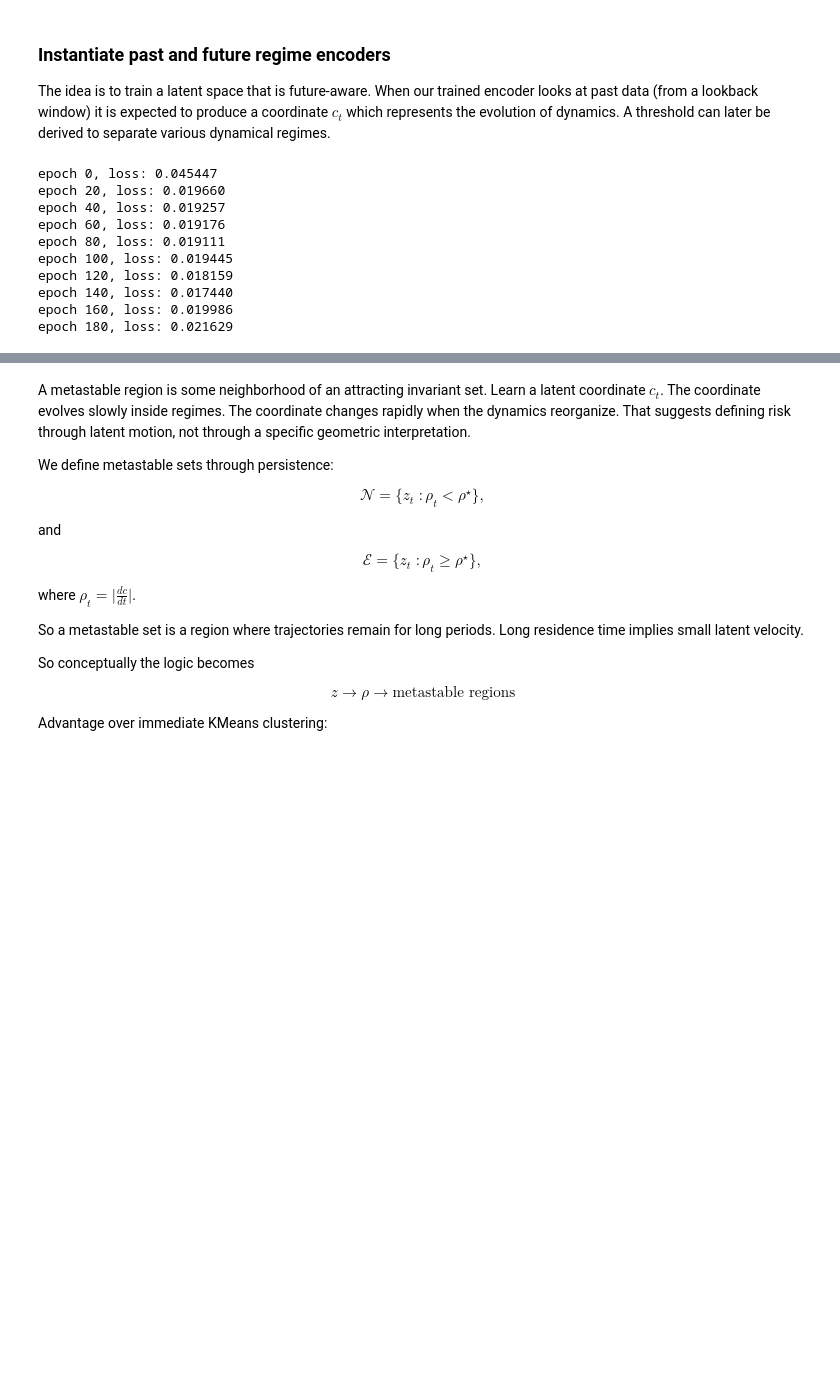
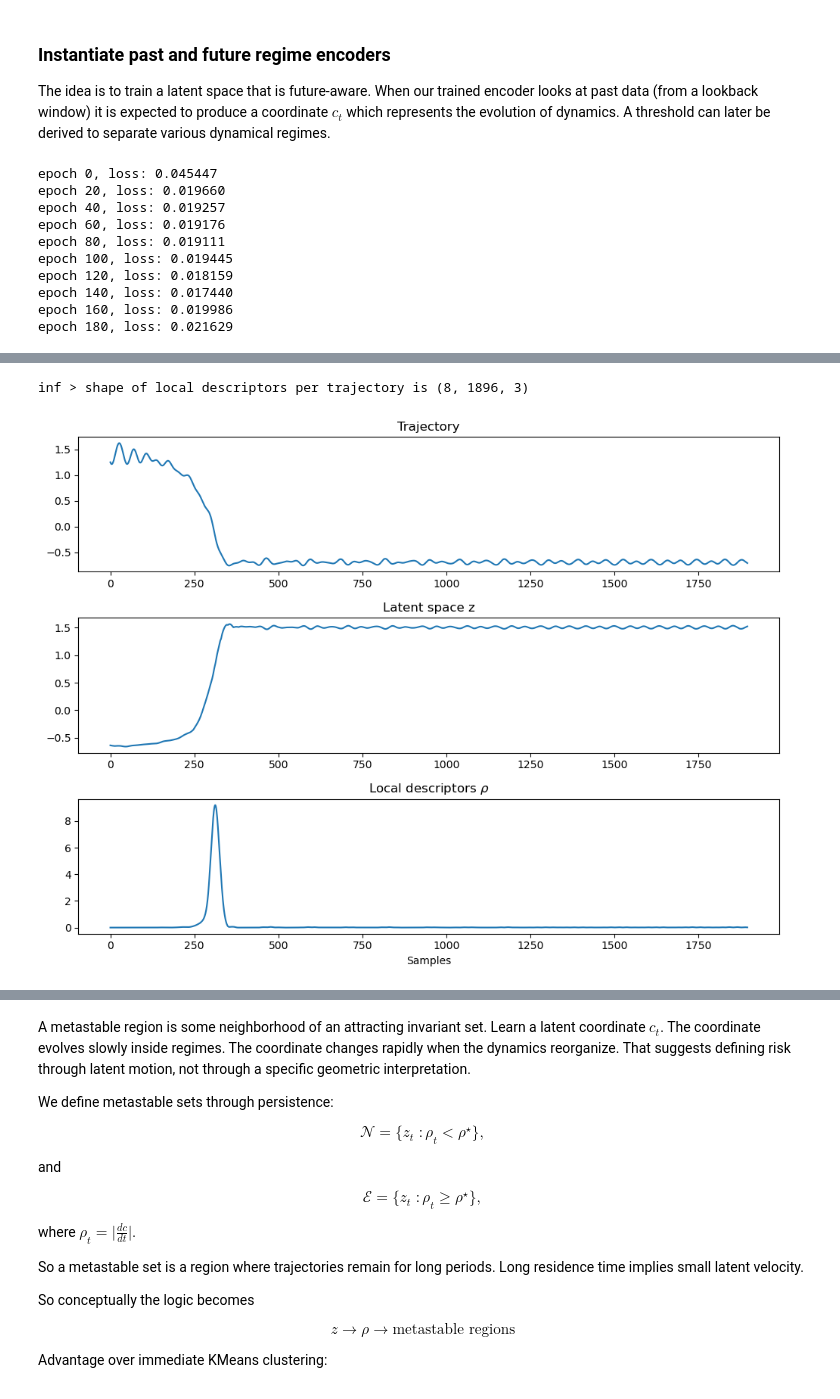
Before and after one commit to maalberg/kind, a Jupyter notebook: examples/regimes/cavity_fold/02_regime_discover.ipynb, the cells around one changed output, grey strips where cells are left out. Drawn from its saved outputs; the diff is of its cells as text; code cells hidden in the pictures; blank space fills up the shorter version.

```diff
--- a/examples/regimes/cavity_fold/02_regime_discover.ipynb
+++ b/examples/regimes/cavity_fold/02_regime_discover.ipynb
@@ -96,6 +97,11 @@ window_nsample = 72
 data = util_data.read_datafile(f'{data_dir}/trajectories', traj_nsample)
 print(f'inf > read data shape: {data.shape}')
 
+ntraj = data.shape[0]
+nwindow = traj_nsample - window_nsample
+print(f'inf > number of read trajectories is {ntraj}')
+print(f'inf > number of {window_nsample}-sample windows in read trajectories is {nwindow}')
+
 # --! get normalization constants per channel
 std_min = torch.tensor(1e-3, dtype=torch.float32)
 data_mean = [d.mean() for d in torch.split(data, 1, dim=-1)]
@@ -213,0 +207,7 @@ z_np = z.detach().cpu().numpy()
+# %%
+# --! load all data
+back, fore, traj_id, center = zip(*[batch for batch in dataloader])
+
+# --! convert tuples into tensors
+back = torch.cat(back, dim=0)
+traj_id = torch.cat(traj_id, dim=0)
@@ -213,0 +217,7 @@ z_np = z.detach().cpu().numpy()
+# %%
+# --! split data according to trajectories
+zs = torch.stack(torch.split(z, nwindow, dim=0))
+backs = torch.stack(torch.split(back, nwindow, dim=0))
+
+print(f'inf > shape of z latent space per trajectory is {zs.shape}')
+print(f'inf > shape of lookback windows per trajectory is {backs.shape}')
@@ -213,0 +227,60 @@ z_np = z.detach().cpu().numpy()
+# %%
+# --! derive local descriptors --!
+
+def make_desc(z, window_nsample=16):
+
+    nsample = len(z)
+    descs = []
+
+    for center in range(window_nsample, nsample - window_nsample):
+        window = z[center-window_nsample:center+window_nsample]
+        cov = np.cov(window.T)
+        eigvals = np.linalg.eigvalsh(cov)
+
+        descs.append(eigvals)
+
+    return np.stack(descs)
+
+desc_window_nsample = 16
+descs = []
+
+for z in zs:
+    z = z.detach().cpu().numpy()
+    desc = make_desc(z, window_nsample=desc_window_nsample)
+
+    descs.append(desc)
+
+descs = np.stack(descs)
+
+print(f'inf > shape of local descriptors per trajectory is {descs.shape}')
+# %% [output]
+inf > shape of local descriptors per trajectory is (8, 1896, 3)
+# %%
+# --! plot local descriptors --!
+
+x = backs[0][:, -1, 1]
+x = x[desc_window_nsample:-desc_window_nsample]
+
+plt.figure(figsize=(10, 7.5))
+
+plt.subplot(3,1,1)
+plt.title('Trajectory')
+plt.plot(x)
+
+z = zs[0].detach().cpu().numpy()
+c = z[desc_window_nsample:-desc_window_nsample, 2]
+plt.subplot(3,1,2)
+plt.title('Latent space z')
+plt.plot(c)
+
+d = descs[0, :, 2]
+d = d / np.std(d)
+plt.subplot(3,1,3)
+plt.title('Local descriptors $\\rho$')
+plt.plot(d)
+plt.xlabel('Samples')
+
+plt.tight_layout()
+plt.show()
+# %% [output]
+[figure, added]
```
Also changed, not shown: parts of 12 cells of this notebook, 1 other file.
